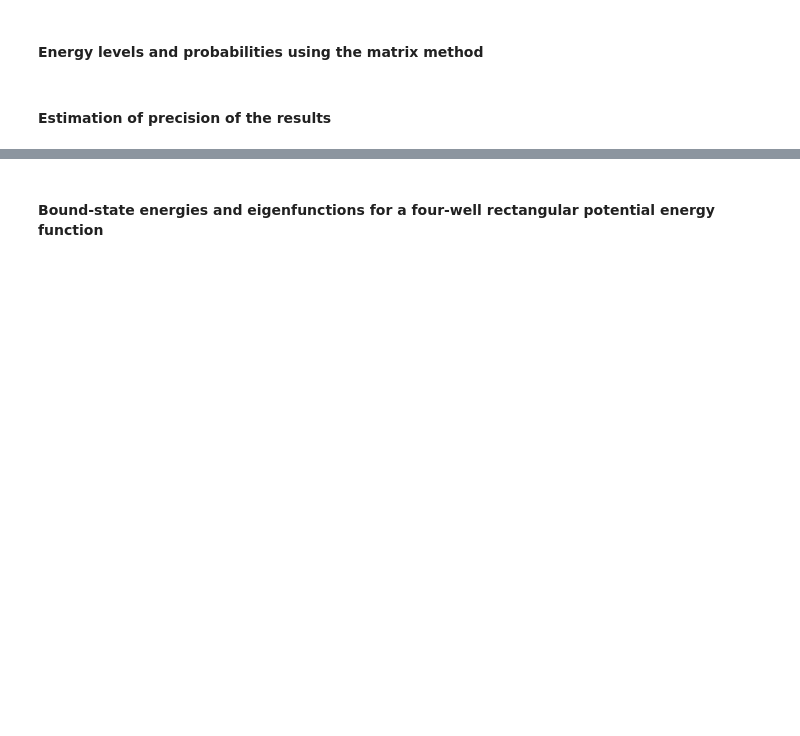
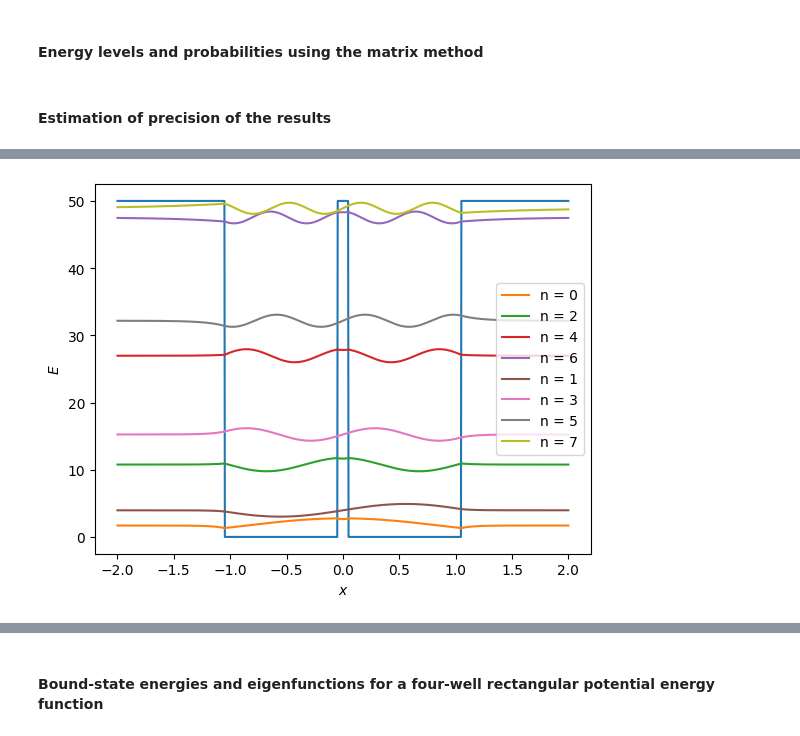
Before and after one commit to David654/Quantum_Mechanics, a Jupyter notebook: src/main.ipynb, the cells around one changed output, grey strips where cells are left out. Saved outputs shown, nothing was run; the diff lists cells and outputs as text; code cells hidden in the pictures; blank space fills up the shorter version.

```diff
--- a/src/main.ipynb
+++ b/src/main.ipynb
@@ -54,0 +64,82 @@ where $V_0 = 50$ is a depth of the potential, $a = 1$ and $d$ - width of each we
+# %%
+def potential_well_double(x, d):
+    return np.where((np.abs(x) > a + d / 2) | (np.abs(x) < d / 2), V0, 0)
+
+d = a * 0.1
+
+
+k = lambda x: np.sqrt(2*x)
+kappa = lambda x: np.sqrt(2*(V0-x))
+
+e_even = lambda x: (k(x)*np.tan(k(x)*a) - kappa(x)*np.tanh(k(x)*d/2)) / (1 + kappa(x)/k(x)*np.tan(k(x)*a)*np.tanh(k(x)*d/2)) - kappa(x)
+e_odd = lambda x: (1/k(x)*np.tan(k(x)*a) + 1/kappa(x)*np.tanh(k(x)*d/2)) / (1 - k(x)/kappa(x)*np.tan(k(x)*a)*np.tanh(k(x)*d/2)) + 1/kappa(x)
+
+def find_allowed_energies(f, N=1000):
+    xs = np.linspace(0, V0, N)
+    roots = []
+    for i in range(N - 1):
+        f1, f2 = f(xs[i]), f(xs[i + 1])
+        # strict sign change and finite values
+        if np.isfinite(f1) and np.isfinite(f2) and f1 * f2 < 0:
+            sol = sp.optimize.root_scalar(f, bracket=(xs[i], xs[i + 1]), method="brentq")
+            if sol.converged:
+                r = sol.root
+                # verify root accuracy
+                if abs(f(r)) < 1e-6:
+                    if not any(abs(r - r2) < 1e-4 for r2 in roots):
+                        roots.append(r)
+    return roots
+
+with np.errstate(divide='ignore', invalid='ignore'): allowed_energies_even = find_allowed_energies(e_even)
+with np.errstate(divide='ignore', invalid='ignore'): allowed_energies_odd = find_allowed_energies(e_odd)
+print(f"Allowed energies for even states: {allowed_energies_even}")
+print(f"Allowed energies for odd states: {allowed_energies_odd}")
+
+for r in allowed_energies_odd:
+    print(e_odd(r))
+
+#allowed_energies = [0.78957, 7.10612, 19.73921, 38.68583]
+
+figure, axis = plt.subplots(1)
+axis.set_xlabel("$x$")
+axis.set_ylabel("$E$")
+x = np.linspace(-a * 2, a * 2, 1000)
+axis.plot(x, potential_well_double(x, d))
+
+color_counter = 1
+
+def plot_energies(is_even, allowed_energies):
+    for i in range(len(allowed_energies)):
+        E = allowed_energies[i]
+
+        sign = (-1)**(int(is_even)+1)
+        psi_0 = lambda x: np.cos(x) if is_even else np.sin(x)
+        psi_1 = lambda x: np.sin(x) * sign
+
+        b_inv = 1/kappa(E) * psi_0(k(E)*(a+d/2))**2 + 1/(2*k(E)) * (2*a*k(E) - psi_1(k(E)*d) + psi_1(2*k(E)*(a+d/2))) + 2*psi_0(k(E)*d/2)**2 * (np.sinh(kappa(E)*d)/kappa(E) + sign*d) / max(1e-6, (np.exp(kappa(E)*d/2) + sign*np.exp(-kappa(E)*d/2))**2)
+
+        B = 1/np.sqrt(b_inv)
+        A = B * psi_0(k(E)*(a+d/2)) * np.exp(kappa(E)*(a+d/2))
+        C = B * psi_0(k(E)*d/2) / max(1e-6, (np.exp(kappa(E)*d/2) + sign*np.exp(-kappa(E)*d/2)))
+
+        x1 = np.linspace(-a*2, -a-d/2, 1000)
+        x2 = np.linspace(-a-d/2, -d/2, 1000)
+        x3 = np.linspace(-d/2, d/2, 1000)
+        x4 = np.linspace(d/2, a+d/2, 1000)
+        x5 = np.linspace(a+d/2, a*2, 1000)
+
+        color = plt.rcParams['axes.prop_cycle'].by_key()['color'][i+color_counter]
+
+        axis.plot(x1, E + sign*A*np.exp(kappa(E)*x1), color=color)
+        axis.plot(x2, E + B*psi_0(k(E)*x2), color=color)
+        axis.plot(x3, E + C*(np.exp(kappa(E)*x3) + sign*np.exp(-kappa(E)*x3)), color=color)
+        axis.plot(x4, E + B*psi_0(k(E)*x4), color=color)
+        axis.plot(x5, E + A*np.exp(-kappa(E)*x5), color=color, label=f"n = {2*i if is_even else 2*i+1}")
+
+
+plot_energies(True, allowed_energies_even)
+color_counter += len(allowed_energies_even)
+plot_energies(False, allowed_energies_odd)
+axis.legend()
+plt.show()
+# %% [output]
@@ -54,0 +152 @@ where $V_0 = 50$ is a depth of the potential, $a = 1$ and $d$ - width of each we
+[figure, added]
```
Also changed, not shown: parts of 17 cells of this notebook.
